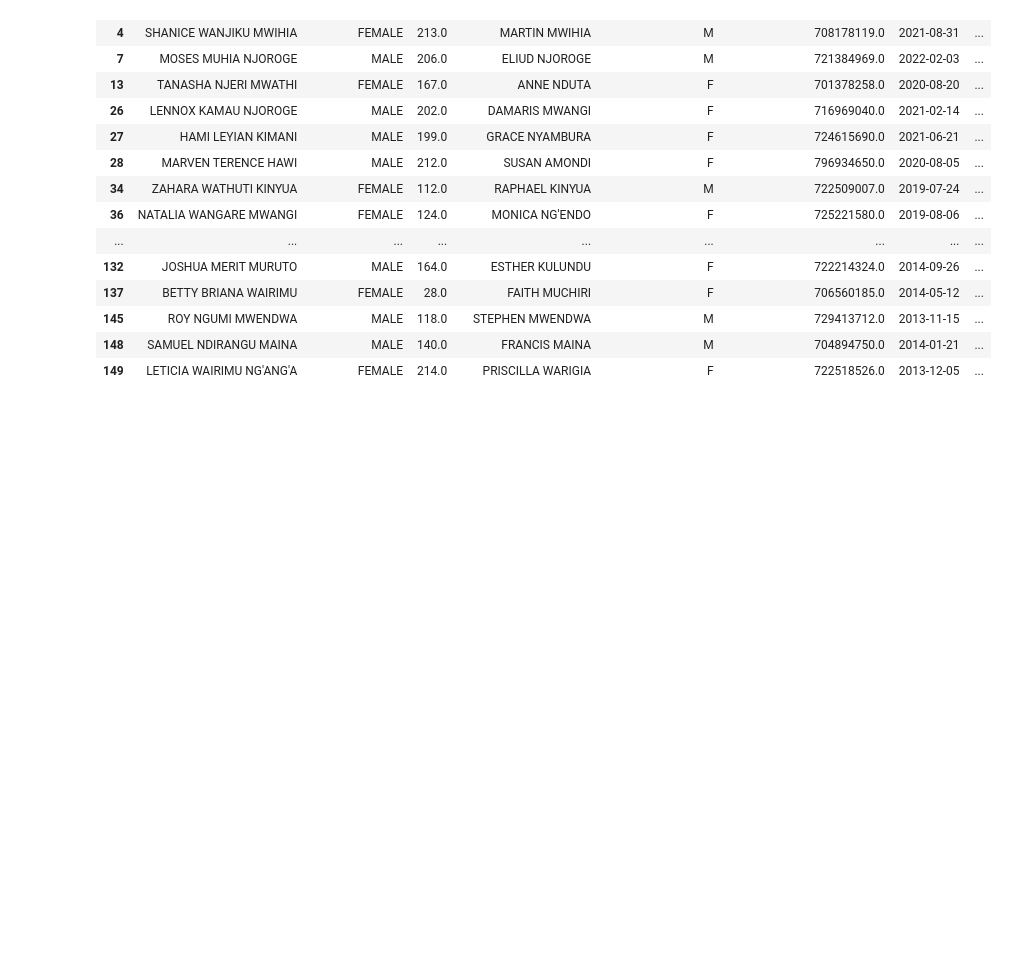
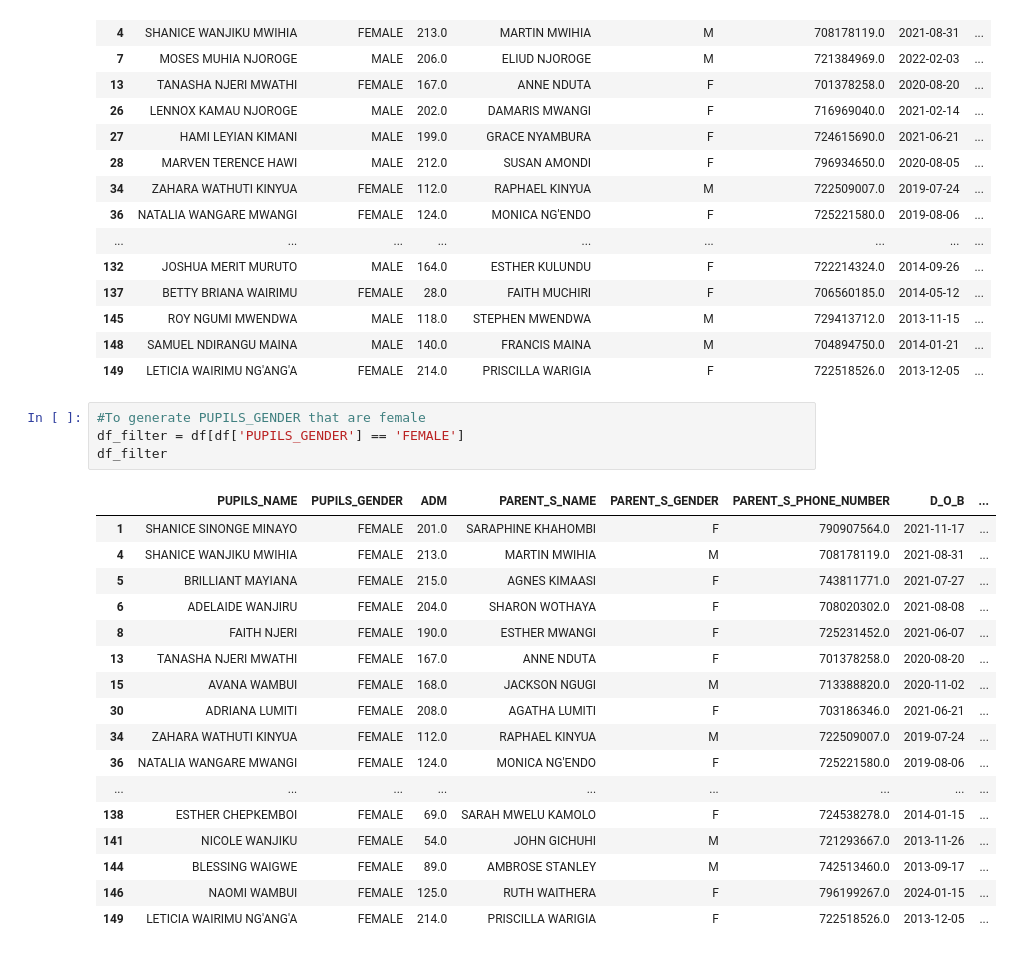
Before and after one commit to NellitG/Chestnut_data, a Jupyter notebook: Cape Chestnut Data.ipynb, the cells around one changed output. Saved outputs shown, nothing was run; the diff lists cells and outputs as text; blank space fills up the shorter version.

Commit message:
filtering gender females

```diff
--- a/Cape Chestnut Data.ipynb
+++ b/Cape Chestnut Data.ipynb
@@ -263,3 +263,25 @@ df_filter
 | 145 | ROY NGUMI MWENDWA | MALE | 118.0 | STEPHEN MWENDWA | M | 729413712.0 | 2013-11-15 | ... |
 | 148 | SAMUEL NDIRANGU MAINA | MALE | 140.0 | FRANCIS MAINA | M | 704894750.0 | 2014-01-21 | ... |
 | 149 | LETICIA WAIRIMU NG'ANG'A | FEMALE | 214.0 | PRISCILLA WARIGIA | F | 722518526.0 | 2013-12-05 | ... |
+# %%
+#To generate PUPILS_GENDER that are female
+df_filter = df[df['PUPILS_GENDER'] == 'FEMALE']
+df_filter
+# %% [output]
+|  | PUPILS_NAME | PUPILS_GENDER | ADM | PARENT_S_NAME | PARENT_S_GENDER | PARENT_S_PHONE_NUMBER | D_O_B | ... |
+| 1 | SHANICE SINONGE MINAYO | FEMALE | 201.0 | SARAPHINE KHAHOMBI | F | 790907564.0 | 2021-11-17 | ... |
+| 4 | SHANICE WANJIKU MWIHIA | FEMALE | 213.0 | MARTIN MWIHIA | M | 708178119.0 | 2021-08-31 | ... |
+| 5 | BRILLIANT MAYIANA | FEMALE | 215.0 | AGNES KIMAASI | F | 743811771.0 | 2021-07-27 | ... |
+| 6 | ADELAIDE WANJIRU | FEMALE | 204.0 | SHARON WOTHAYA | F | 708020302.0 | 2021-08-08 | ... |
+| 8 | FAITH NJERI | FEMALE | 190.0 | ESTHER MWANGI | F | 725231452.0 | 2021-06-07 | ... |
+| 13 | TANASHA NJERI MWATHI | FEMALE | 167.0 | ANNE NDUTA | F | 701378258.0 | 2020-08-20 | ... |
+| 15 | AVANA WAMBUI | FEMALE | 168.0 | JACKSON NGUGI | M | 713388820.0 | 2020-11-02 | ... |
+| 30 | ADRIANA LUMITI | FEMALE | 208.0 | AGATHA LUMITI | F | 703186346.0 | 2021-06-21 | ... |
+| 34 | ZAHARA WATHUTI KINYUA | FEMALE | 112.0 | RAPHAEL KINYUA | M | 722509007.0 | 2019-07-24 | ... |
+| 36 | NATALIA WANGARE MWANGI | FEMALE | 124.0 | MONICA NG'ENDO | F | 725221580.0 | 2019-08-06 | ... |
+| ... | ... | ... | ... | ... | ... | ... | ... | ... |
+| 138 | ESTHER CHEPKEMBOI | FEMALE | 69.0 | SARAH MWELU KAMOLO | F | 724538278.0 | 2014-01-15 | ... |
+| 141 | NICOLE WANJIKU | FEMALE | 54.0 | JOHN GICHUHI | M | 721293667.0 | 2013-11-26 | ... |
+| 144 | BLESSING WAIGWE | FEMALE | 89.0 | AMBROSE STANLEY | M | 742513460.0 | 2013-09-17 | ... |
+| 146 | NAOMI WAMBUI | FEMALE | 125.0 | RUTH WAITHERA | F | 796199267.0 | 2024-01-15 | ... |
+| 149 | LETICIA WAIRIMU NG'ANG'A | FEMALE | 214.0 | PRISCILLA WARIGIA | F | 722518526.0 | 2013-12-05 | ... |
```
